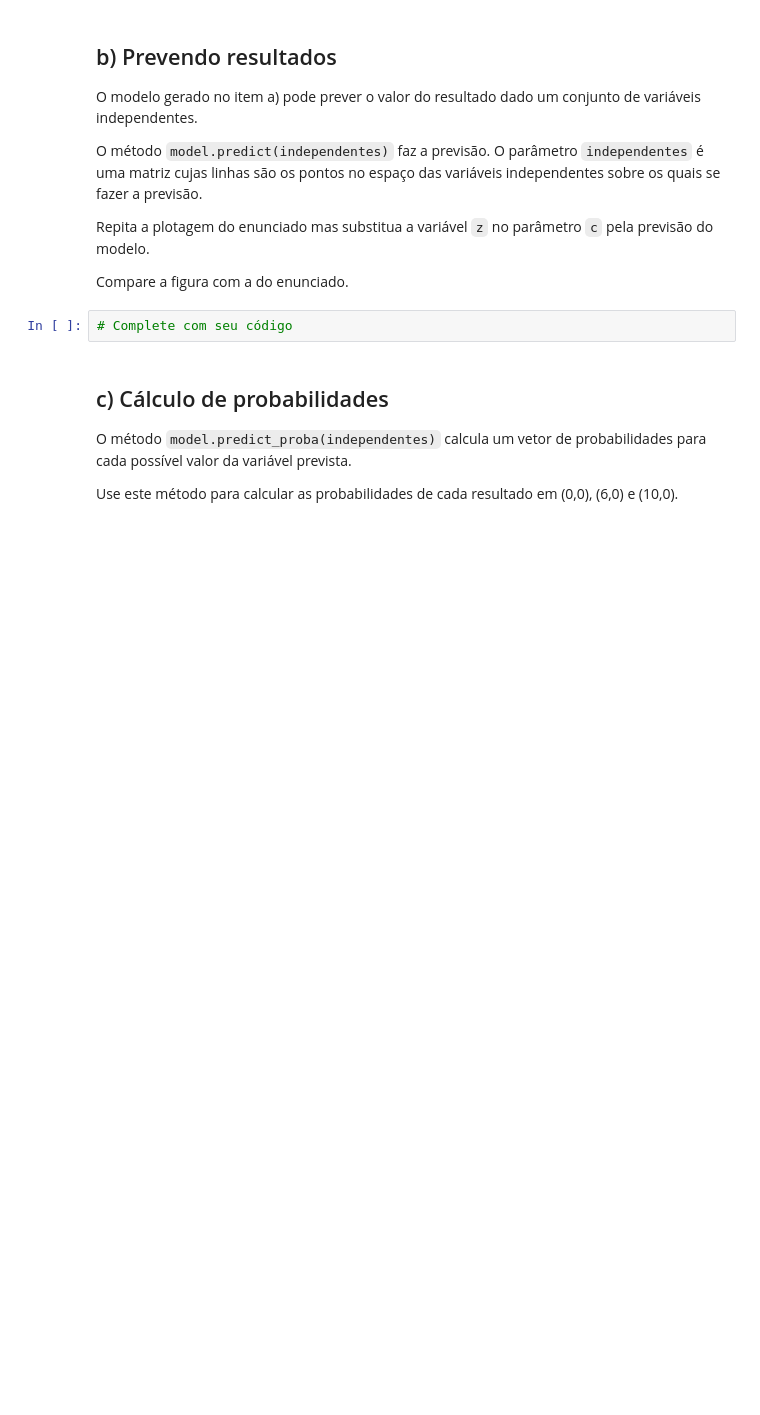
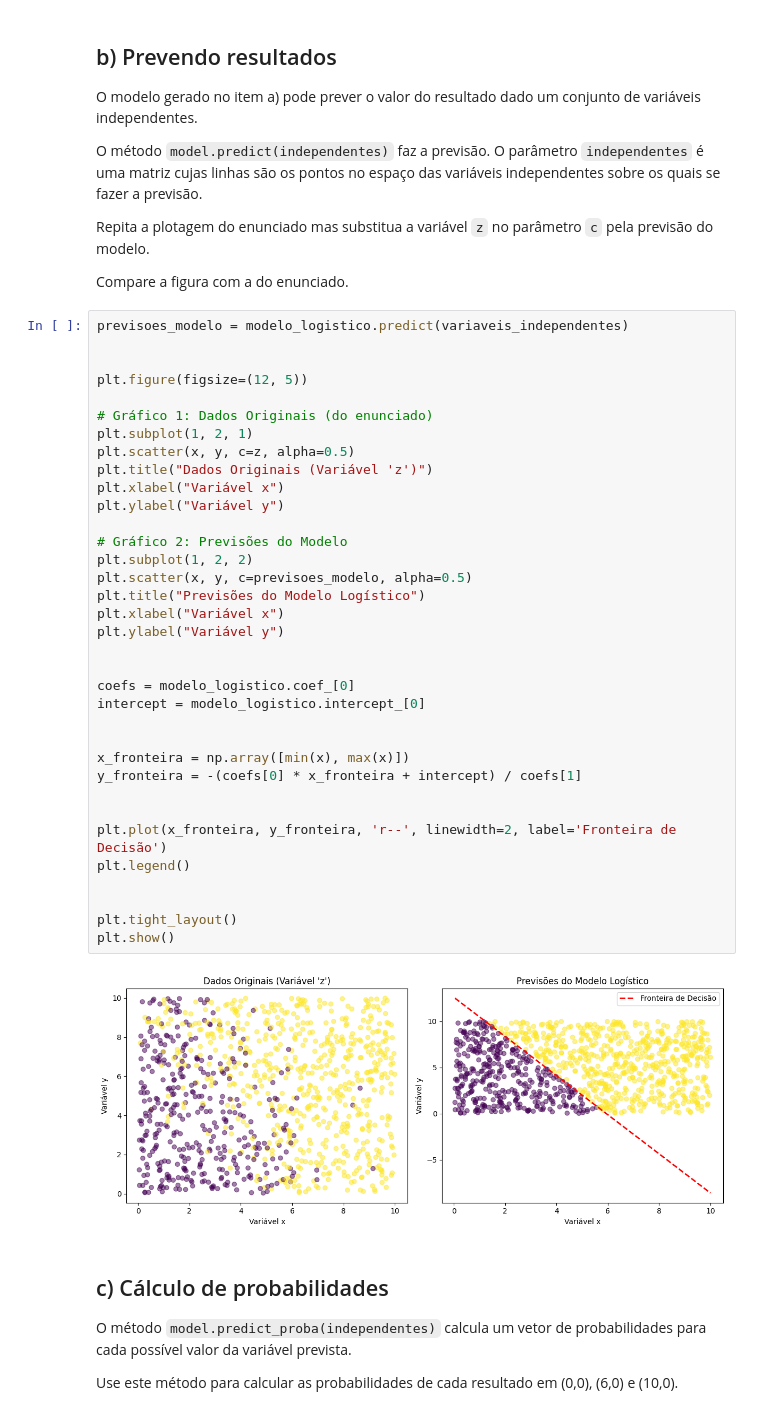
Before and after one commit to siquette/IAD-004-2025-2, a Jupyter notebook: PECE_AP1_Exercicios_regressão_logistica_2025.ipynb, the cells around one changed output. Cells and saved outputs as stored; diff of their text form; blank space fills up the shorter version.

````diff
--- a/PECE_AP1_Exercicios_regressão_logistica_2025.ipynb
+++ b/PECE_AP1_Exercicios_regressão_logistica_2025.ipynb
@@ -161,8 +207,43 @@
 Repita a plotagem do enunciado mas substitua a variável ```z``` no parâmetro ```c``` pela previsão do modelo.
 
 Compare a figura com a do enunciado.
-# %%
-# Complete com seu código
+# %%
+previsoes_modelo = modelo_logistico.predict(variaveis_independentes)
+
+
+plt.figure(figsize=(12, 5))
+
+# Gráfico 1: Dados Originais (do enunciado)
+plt.subplot(1, 2, 1)
+plt.scatter(x, y, c=z, alpha=0.5)
+plt.title("Dados Originais (Variável 'z')")
+plt.xlabel("Variável x")
+plt.ylabel("Variável y")
+
+# Gráfico 2: Previsões do Modelo
+plt.subplot(1, 2, 2)
+plt.scatter(x, y, c=previsoes_modelo, alpha=0.5)
+plt.title("Previsões do Modelo Logístico")
+plt.xlabel("Variável x")
+plt.ylabel("Variável y")
+
+
+coefs = modelo_logistico.coef_[0]
+intercept = modelo_logistico.intercept_[0]
+
+
+x_fronteira = np.array([min(x), max(x)])
+y_fronteira = -(coefs[0] * x_fronteira + intercept) / coefs[1]
+
+
+plt.plot(x_fronteira, y_fronteira, 'r--', linewidth=2, label='Fronteira de Decisão')
+plt.legend()
+
+
+plt.tight_layout()
+plt.show()
+# %% [output]
+[figure, added]
 # %% [markdown]
 ## c) Cálculo de probabilidades
 
````
Also changed, not shown: parts of 11 cells of this notebook.
